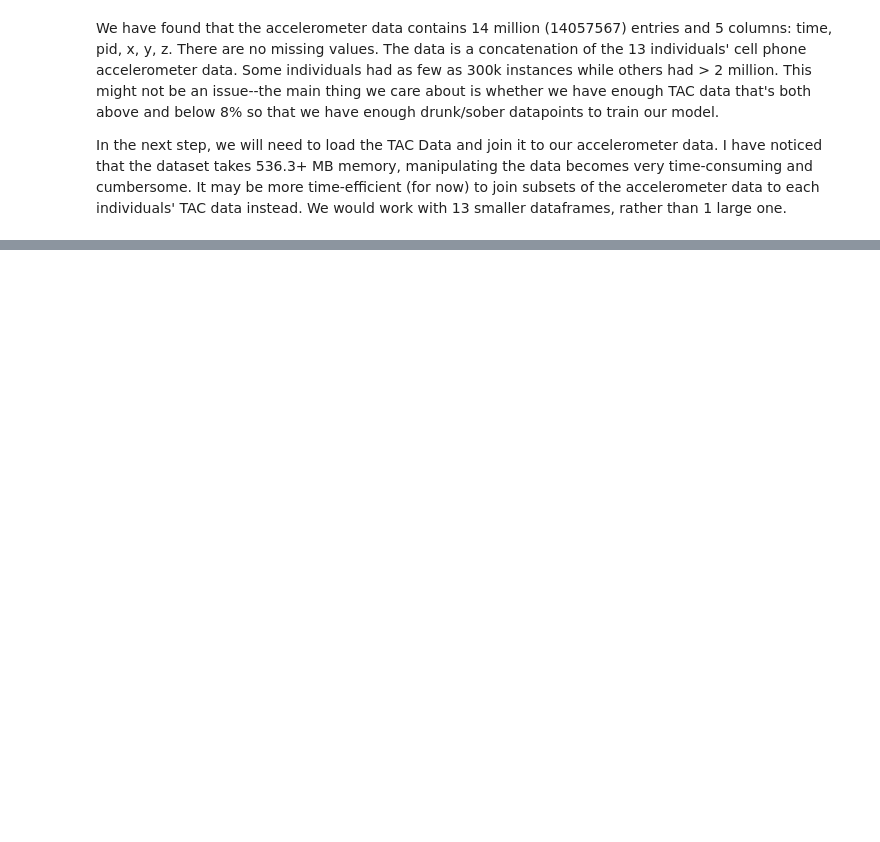
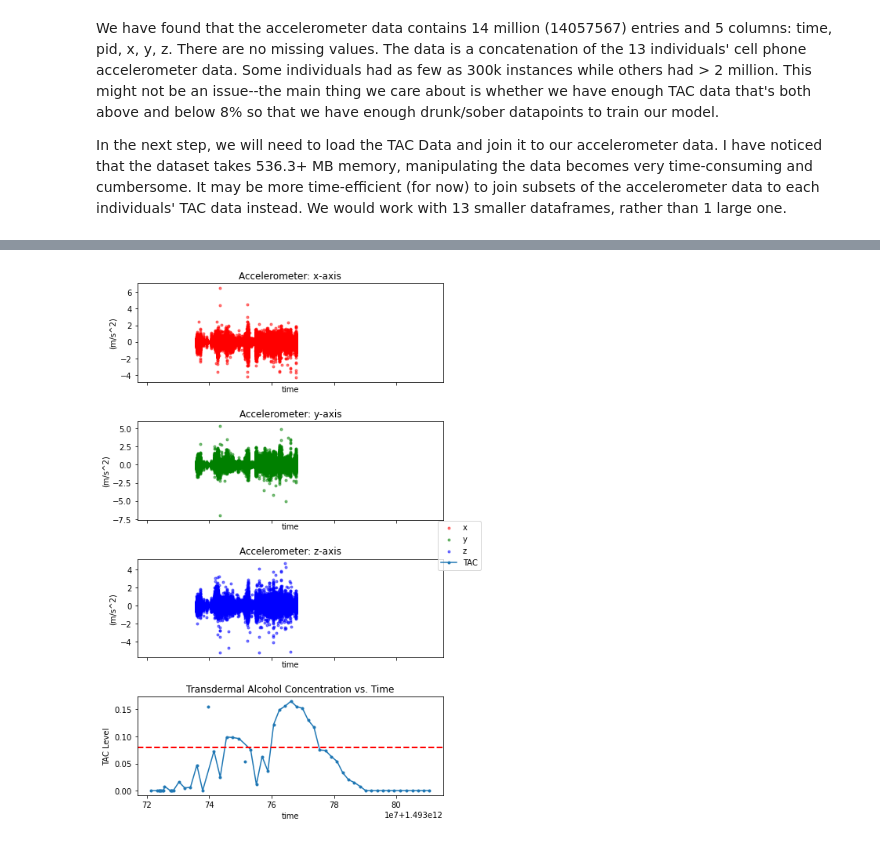
Before and after one commit to gracetang770/Capstone2_Detecting_Heavy_Drinking, a Jupyter notebook: Capstone Two - Data Wrangling - Grace Tang.ipynb, the cells around one changed output, grey strips where cells are left out. Drawn from its saved outputs; the diff is of its cells as text; code cells hidden in the pictures; blank space fills up the shorter version.

```diff
--- a/Capstone Two - Data Wrangling - Grace Tang.ipynb
+++ b/Capstone Two - Data Wrangling - Grace Tang.ipynb
@@ -262,0 +477,18 @@ dict_values([[13, 44, 57], [13, 44, 57], [17, 39, 56], [14, 41, 55], [5, 46, 51]
+# %%
+# Let's combine each participant's accelerometer data and TAC data into a new dataframe.
+
+def merge_acc_TAC(acc_df, index=0):
+    """Merge acc_df and TAC_df on timestamp column.
+    Index refers to the index of the participant in the participant list, pid_list."""
+
+    TAC_df = TAC_list_copy[index] #select the appropriate TAC df
+    TAC_renamed = TAC_df.rename(columns={"Time": "time"}) #rename the "time" column so we can merge on it
+
+    acc_individual = acc_df[acc_df.pid == pid_list[index]] #select appropriate subset of accelerometer data
+
+    combined = pd.merge(acc_individual, TAC_renamed, how='outer', on='time') #merge the two df's
+
+    return combined
+
+pid1_acc_TAC = merge_acc_TAC(acc, index=0)
+pid1_acc_TAC.sort_values('time')
@@ -262,0 +527,41 @@ dict_values([[13, 44, 57], [13, 44, 57], [17, 39, 56], [14, 41, 55], [5, 46, 51]
+# %%
+# Plot the accelerometer and TAC data.
+
+def plot_acc_TAC(df):
+    """This function accepts a dataframe that has x, y, z, and TAC columns; and unix time column.
+    It returns a graph that has the x, y, z subplots and TAC line plot as a 4-row subplot."""
+
+    fig, (ax1, ax2, ax3, ax4) = plt.subplots(nrows=4, ncols=1, figsize=(7,12), sharex=True)
+
+    ax1.scatter(df.time, df.x, label='x', marker='.', alpha=0.5, color='r')
+    ax2.scatter(df.time, df.y, label='y', marker='.', alpha=0.5, color='g')
+    ax3.scatter(df.time, df.z, label='z', marker='.', alpha=0.5, color='b')
+    ax4.plot(df.time, df['TAC Level'], label='TAC', linestyle='-', marker='.')
+
+    ax4.axhline(y=0.08, linewidth=2, color='r', linestyle='--')
+
+    fig.legend(loc='right')
+    ax1.set_xlabel('time')
+    ax2.set_xlabel('time')
+    ax3.set_xlabel('time')
+    ax4.set_xlabel('time')
+
+    ax1.set_ylabel('(m/s^2)')
+    ax2.set_ylabel('(m/s^2)')
+    ax3.set_ylabel('(m/s^2)')
+    ax4.set_ylabel('TAC Level')
+
+    ax1.set_title('Accelerometer: x-axis')
+    ax2.set_title('Accelerometer: y-axis')
+    ax3.set_title('Accelerometer: z-axis')
+    ax4.set_title('Transdermal Alcohol Concentration vs. Time')
+
+    plt.subplots_adjust(left=None, bottom=None, right=None, top=None, wspace=None, hspace=0.4)
+
+    plt.show()
+
+
+# Plot the accelerometer and TAC data for Participant 1.
+plot_acc_TAC(pid1_acc_TAC)
+# %% [output]
+[figure, added]
```
Also changed, not shown: parts of 93 cells of this notebook.
